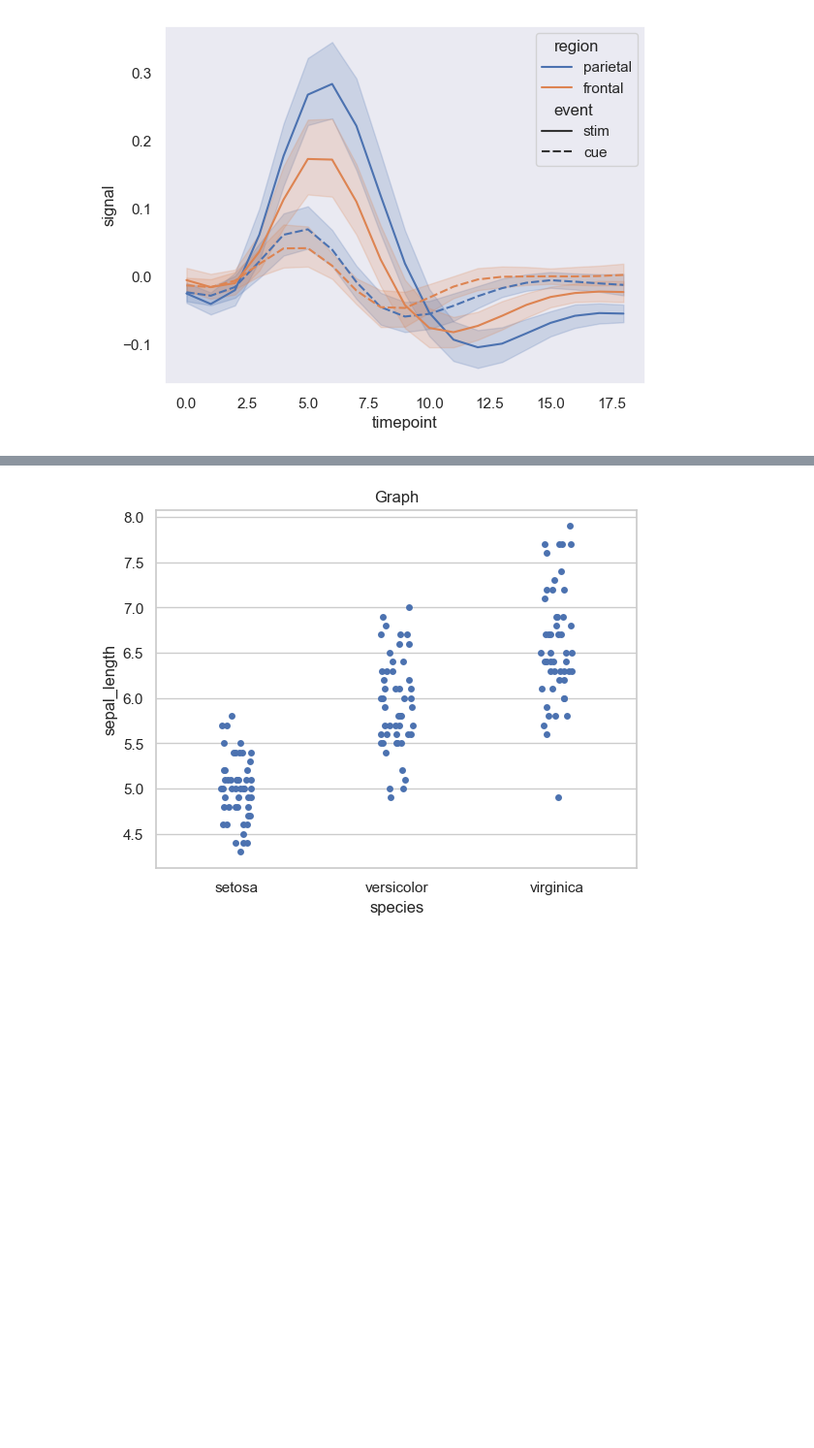
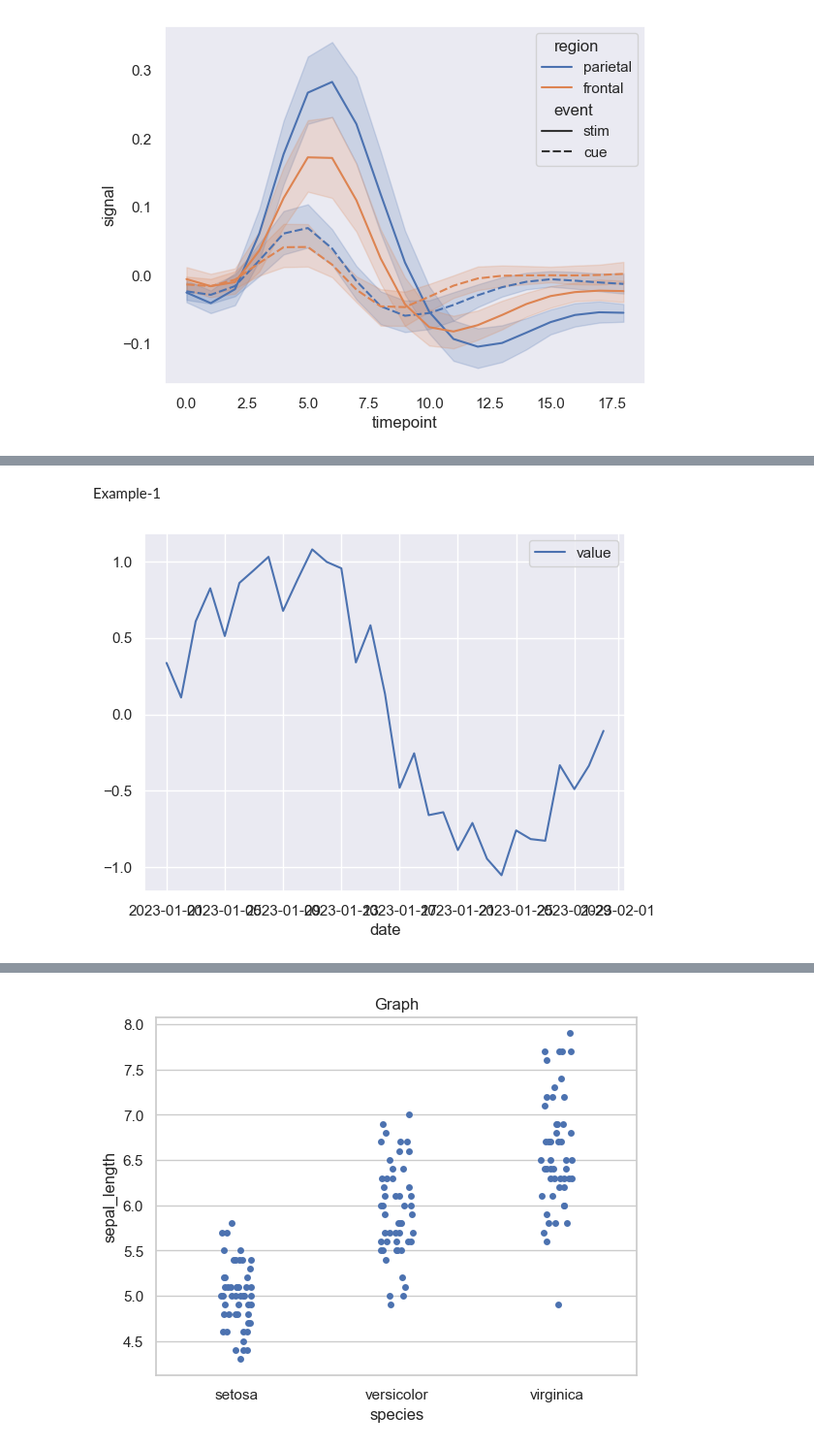
Before and after one commit to arunp77/Python-programming, a Jupyter notebook: Python-fundamental/Matplotlib.ipynb, the cells around one changed output, grey strips where cells are left out. Shown at 97% size. Saved outputs shown, nothing was run; the diff lists cells and outputs as text; code cells hidden in the pictures; blank space fills up the shorter version.

```diff
--- a/Python-fundamental/Matplotlib.ipynb
+++ b/Python-fundamental/Matplotlib.ipynb
@@ -1298,9 +1280,0 @@ The lmplot is another most basic plot. It shows a line representing a linear reg
-# %%
-sns.set(style="ticks")
-
-# Loading the dataset
-df = sns.load_dataset("anscombe")
-
-# Show the results of a linear regression
-sns.lmplot(x="x", y="y", data=df)
-plt.show()
@@ -1308,0 +1292,18 @@ plt.show()
+# %% [markdown]
+Example-1
+# %%
+# Create a pandas dataframe with date and value columns
+dates = pd.date_range(start='2023-01-01', end='2023-01-31', freq='D')
+values = np.sin(np.linspace(0, 2 * np.pi, len(dates))) + np.random.randn(len(dates)) * 0.2
+value_df = pd.DataFrame({'date': dates, 'value': values})
+
+# Set the date column as the index of the dataframe
+
+value_df = value_df.set_index('date')
+
+# Plot the time series data
+sns.lineplot(data=value_df)
+
+plt.show()
+# %% [output]
+[figure, added]
```
Also changed, not shown: parts of 26 cells of this notebook.
